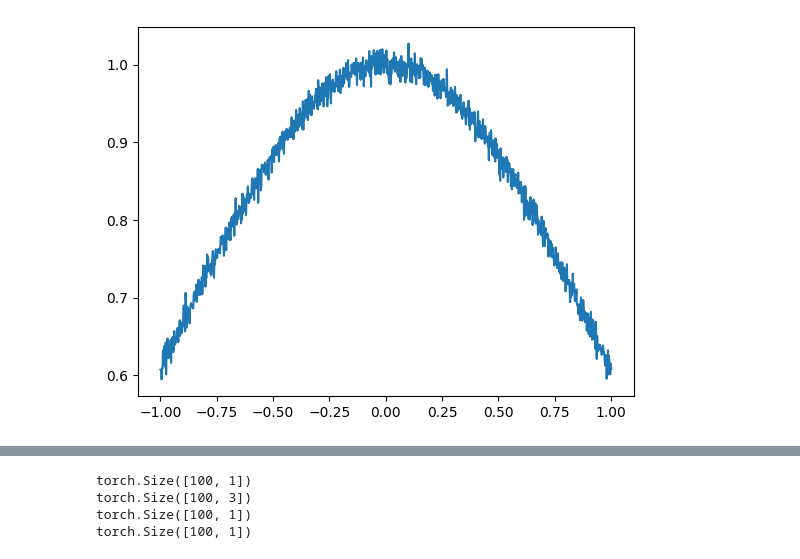
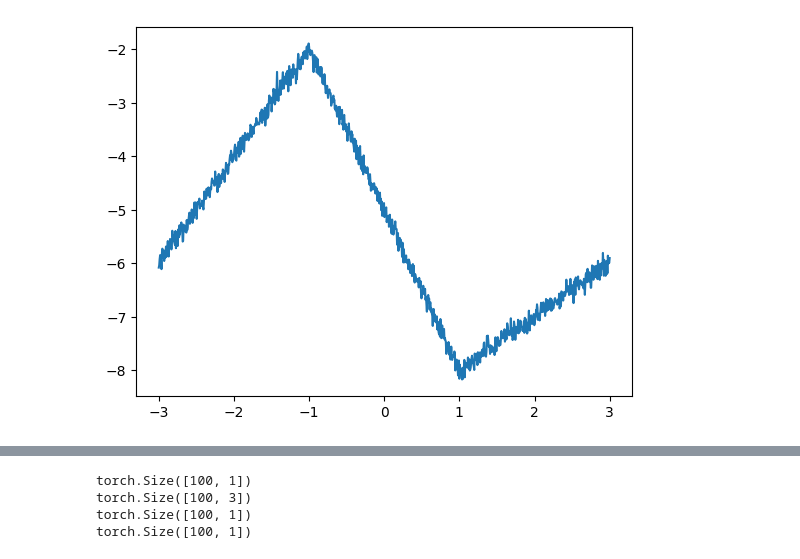
Before and after one commit to MazenAli/QuLearn, a Jupyter notebook: scratch/scratch2.ipynb, the cells around one changed output, grey strips where cells are left out. Drawn from its saved outputs; the diff is of its cells as text; code cells hidden in the pictures.

```diff
--- a/scratch/scratch2.ipynb
+++ b/scratch/scratch2.ipynb
@@ -342,15 +461,17 @@ import matplotlib.pyplot as plt
 # Replace 'model' with your actual model variable.
 
 # Define the range for x
-model = qnn2
-#a = torch.pi
-a = 5
+model = hybrid
+a = torch.pi
+#a = 5
 #a = 1
-x_values = torch.linspace(-a, a, steps=200, dtype=torch.float64)  # Replace -10 and 10 with your range of x values.
+x_values = torch.linspace(-a, a, steps=200, dtype=torch.float64).unsqueeze(1)  # Replace -10 and 10 with your range of x values.
 
 # Calculate model predictions
 with torch.no_grad():  # We do not need to track gradients for this operation
-    y_values = model(x_values.unsqueeze(1))
+    y_values = model(x_values)
+    #y_values = 2.0*torch.pi*torch.sigmoid(x_values.unsqueeze(1))-torch.pi
+    #y_values = torch.sigmoid(x_values.unsqueeze(1))
     # y_values1 = model(x_values.unsqueeze(1))[:, 0]
     # y_values2 = model(x_values.unsqueeze(1))[:, 1]
     # y_values3 = model(x_values.unsqueeze(1))[:, 2]
@@ -366,14 +487,15 @@ y_values_np = y_values.squeeze().numpy()
 #y_values_np_arcsin = y_values_arcsin.squeeze().numpy()
 
 # Plotting
-plt.figure(figsize=(10, 5))
-plt.plot(x_values_np, y_values_np, label='model')
-# plt.plot(x_values_np, y_values_np1, label='Z_0')
-# plt.plot(x_values_np, y_values_np2, label='Z_1')
-# plt.plot(x_values_np, y_values_np3, label='Z_2')
-plt.xlabel('x')
-plt.ylabel('model(x)')
-plt.title('Plot of the function (x, model(x))')
-plt.legend()
-plt.grid(True)
-plt.show()
+for k in range(1):
+    plt.figure(figsize=(10, 5))
+    plt.plot(x_values_np, y_values_np, label='model')
+    # plt.plot(x_values_np, y_values_np1, label='Z_0')
+    # plt.plot(x_values_np, y_values_np2, label='Z_1')
+    # plt.plot(x_values_np, y_values_np3, label='Z_2')
+    plt.xlabel('x')
+    plt.ylabel('model(x)')
+    plt.title('Plot of the function (x, model(x))')
+    plt.legend()
+    plt.grid(True)
+    plt.show()
@@ -548,7 +682,7 @@ Y_valid = torch.tensor(Y_valid, dtype=torch.float64).unsqueeze(1)
 import torch
 
 # Generate a sample of inputs
-X = torch.linspace(-1, 1, 1000).reshape(-1, 1)
+X = torch.linspace(-3, 3, 1000).reshape(-1, 1)
 
 # Define a function to add Gaussian noise
 def add_gaussian_noise(tensor, mean=0., std=0.01):
@@ -650,15 +784,15 @@ Y_high_low = add_gaussian_noise(high_low(X))
 # %%
 import matplotlib.pyplot as plt
 # Create the scatter plot
-func = gaussian
-sigma = 0.01
+func = piecewise_linear_3segments
+sigma = 0.1
 Y = add_gaussian_noise(func(X), std=sigma)
 plt.plot(X, Y)
 
 # Show the plot
 plt.show()
 # %% [output]
-[figure, old version]
+[figure, new version]
 # %%
 import torch
 import logging
```
Also changed, not shown: parts of 12 cells of this notebook, 1 other file.
